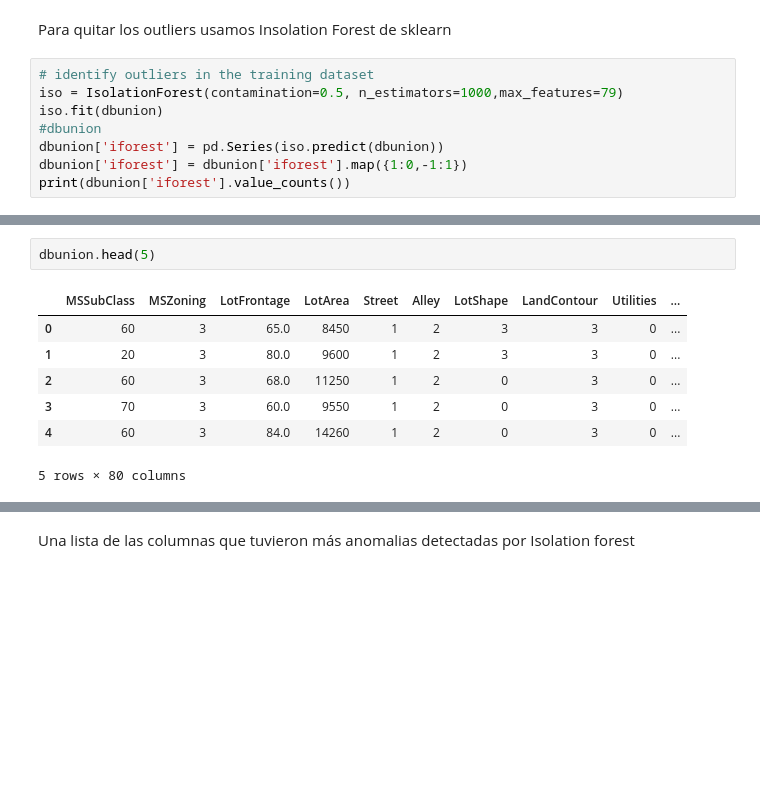
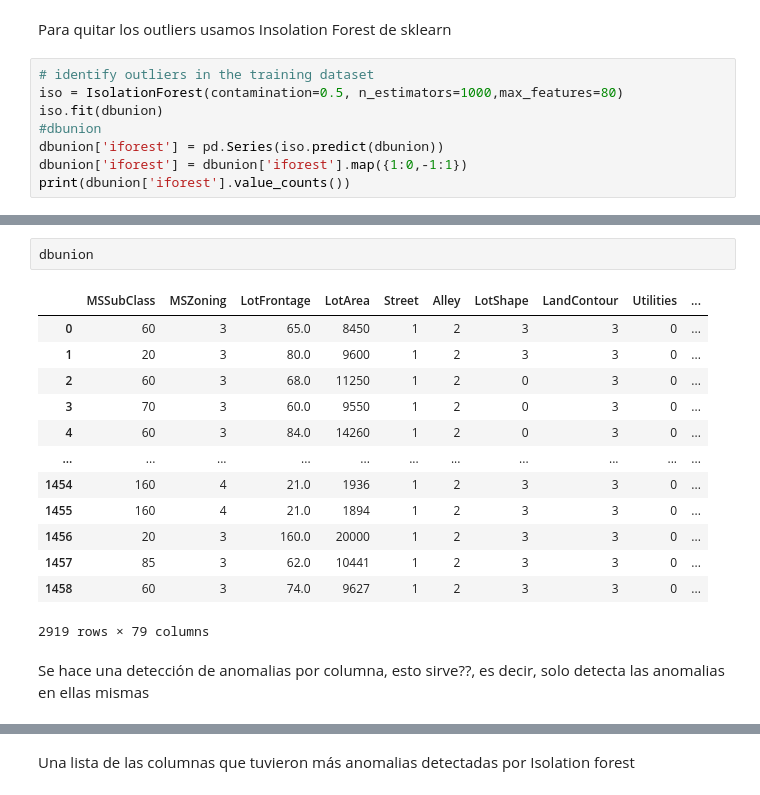
Before and after one commit to 8kta/MLHMW1, a Jupyter notebook: try1.ipynb, the cells around one changed output, grey strips where cells are left out. Drawn from its saved outputs; the diff is of its cells as text; blank space fills up the shorter version.

```diff
--- a/try1.ipynb
+++ b/try1.ipynb
@@ -183,7 +205,7 @@ dbunion.shape
 Para quitar los outliers usamos Insolation Forest de sklearn
 # %%
 # identify outliers in the training dataset
-iso = IsolationForest(contamination=0.5, n_estimators=1000,max_features=79)
+iso = IsolationForest(contamination=0.5, n_estimators=1000,max_features=80)
 iso.fit(dbunion)
 #dbunion
 dbunion['iforest'] = pd.Series(iso.predict(dbunion))
@@ -196,10 +234,19 @@ Name: iforest, dtype: int64
 # %%
-dbunion.head(5)
+dbunion
 # %% [output]
 |  | MSSubClass | MSZoning | LotFrontage | LotArea | Street | Alley | LotShape | LandContour | Utilities | ... |
 | 0 | 60 | 3 | 65.0 | 8450 | 1 | 2 | 3 | 3 | 0 | ... |
 | 1 | 20 | 3 | 80.0 | 9600 | 1 | 2 | 3 | 3 | 0 | ... |
 | 2 | 60 | 3 | 68.0 | 11250 | 1 | 2 | 0 | 3 | 0 | ... |
 | 3 | 70 | 3 | 60.0 | 9550 | 1 | 2 | 0 | 3 | 0 | ... |
 | 4 | 60 | 3 | 84.0 | 14260 | 1 | 2 | 0 | 3 | 0 | ... |
+| ... | ... | ... | ... | ... | ... | ... | ... | ... | ... | ... |
+| 1454 | 160 | 4 | 21.0 | 1936 | 1 | 2 | 3 | 3 | 0 | ... |
+| 1455 | 160 | 4 | 21.0 | 1894 | 1 | 2 | 3 | 3 | 0 | ... |
+| 1456 | 20 | 3 | 160.0 | 20000 | 1 | 2 | 3 | 3 | 0 | ... |
+| 1457 | 85 | 3 | 62.0 | 10441 | 1 | 2 | 3 | 3 | 0 | ... |
+| 1458 | 60 | 3 | 74.0 | 9627 | 1 | 2 | 3 | 3 | 0 | ... |
-5 rows × 80 columns
+2919 rows × 79 columns
+# %% [markdown]
+Se hace una detección de anomalias por columna, esto sirve??, es decir, solo detecta las anomalias
+en ellas mismas
```
Also changed, not shown: parts of 4 cells of this notebook.
